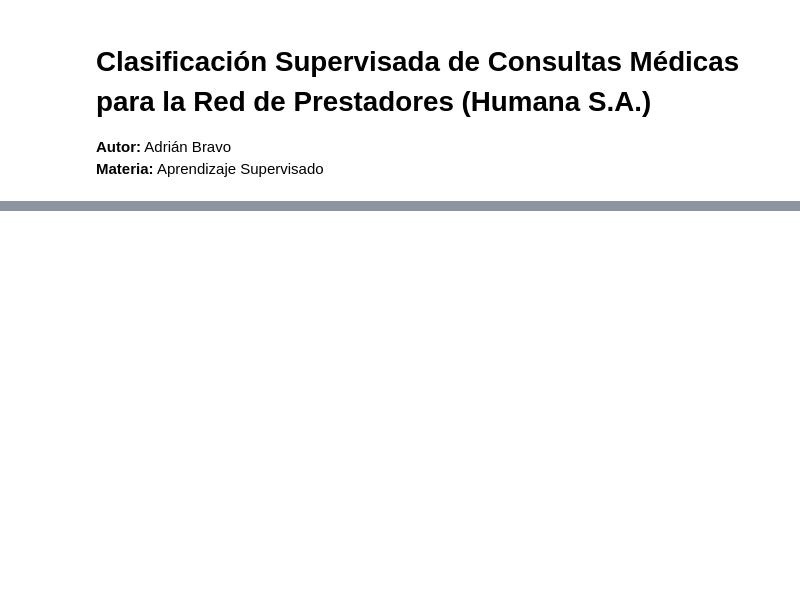
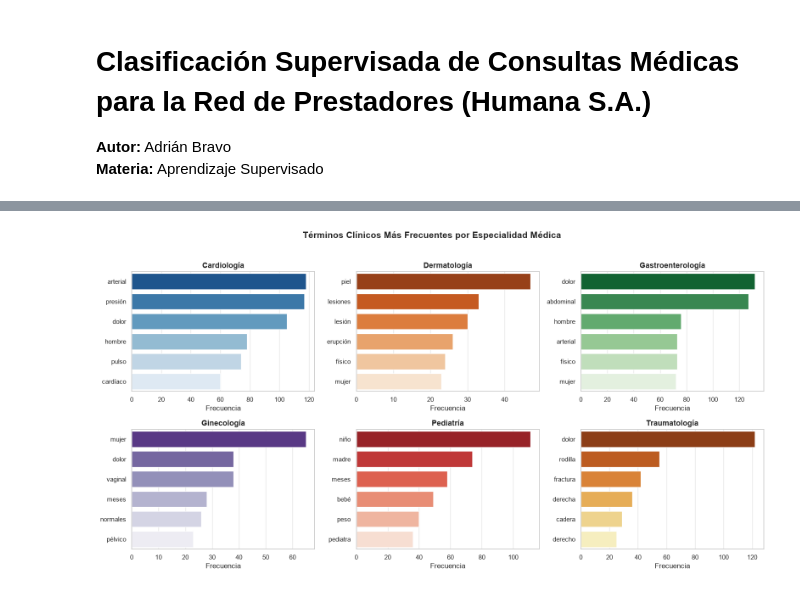
Before and after one commit to adrialexis124/aprendizajeNoSupervisado, a Jupyter notebook: proyectoFinal.ipynb, the cells around one changed output, grey strips where cells are left out. Saved outputs shown, nothing was run; the diff lists cells and outputs as text; code cells hidden in the pictures; blank space fills up the shorter version.

```diff
--- a/proyectoFinal.ipynb
+++ b/proyectoFinal.ipynb
@@ -82,0 +525,46 @@ df_raw.head()
+# %%
+import re
+from collections import Counter
+
+# Stop-words en español: conectores gramaticales y términos genéricos de caso clínico
+stop_words_clinicas = {
+    "de", "la", "que", "el", "en", "y", "a", "los", "del", "se", "las", "por", "un", "para",
+    "con", "no", "una", "su", "al", "lo", "como", "más", "pero", "sus", "le", "ya", "o", "este",
+    "sí", "porque", "esta", "son", "entre", "está", "cuando", "muy", "sin", "sobre", "también",
+    "me", "mi", "tengo", "siento", "hace", "días", "desde", "paciente", "años", "año", "oficina",
+    "llevado", "presenta", "examen", "historia", "médico", "signos", "vitales", "normal", "muestra",
+    "después", "durante", "anterior", "tiempo", "caso", "clínico", "evaluación", "cuál", "siguientes",
+    "edad", "tiene", "ella", "probable", "diagnóstico", "mayor", "riesgo", "tipo", "paso", "debe",
+    "indica", "hallazgo", "revela", "asociado", "afirma", "refiere", "sido", "general", "bien"
+}
+
+def extraer_terminos_top(textos, top_k=7):
+    tokens = []
+    for t in textos:
+        palabras = re.findall(r"\b[a-záéíóúñ]{4,}\b", str(t).lower())
+        tokens.extend([w for w in palabras if w not in stop_words_clinicas])
+    return Counter(tokens).most_common(top_k)
+
+# Visualización: Grilla 2x3 con las 6 especialidades
+especialidades = ["Cardiología", "Dermatología", "Gastroenterología", "Ginecología", "Pediatría", "Traumatología"]
+fig, axes = plt.subplots(2, 3, figsize=(16, 8), sharex=False)
+axes = axes.flatten()
+paletas = ["Blues_r", "Oranges_r", "Greens_r", "Purples_r", "Reds_r", "YlOrBr_r"]
+
+for idx, esp in enumerate(especialidades):
+    textos_esp = df_es[df_es["especialidad"] == esp]["texto"]
+    top_terminos = extraer_terminos_top(textos_esp, top_k=6)
+
+    palabras = [w for w, _ in top_terminos]
+    frecuencias = [f for _, f in top_terminos]
+
+    sns.barplot(x=frecuencias, y=palabras, ax=axes[idx], palette=paletas[idx], hue=palabras, legend=False)
+    axes[idx].set_title(f"{esp}", fontsize=13, weight="bold")
+    axes[idx].set_xlabel("Frecuencia")
+    axes[idx].set_ylabel("")
+
+plt.suptitle("Términos Clínicos Más Frecuentes por Especialidad Médica", fontsize=15, weight="bold", y=1.02)
+plt.tight_layout()
+plt.show()
+# %% [output]
+[figure, added]
```
Also changed, not shown: parts of 51 cells of this notebook, 9 other files.
